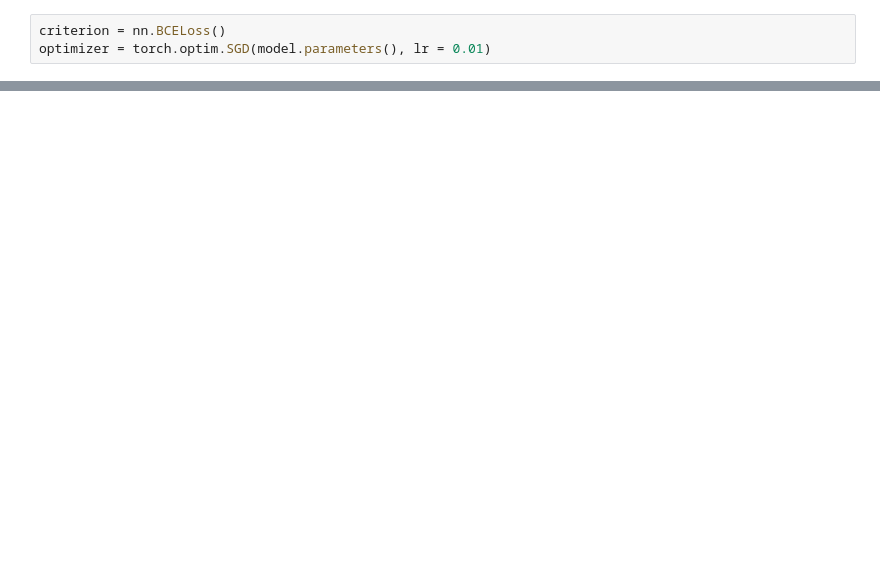
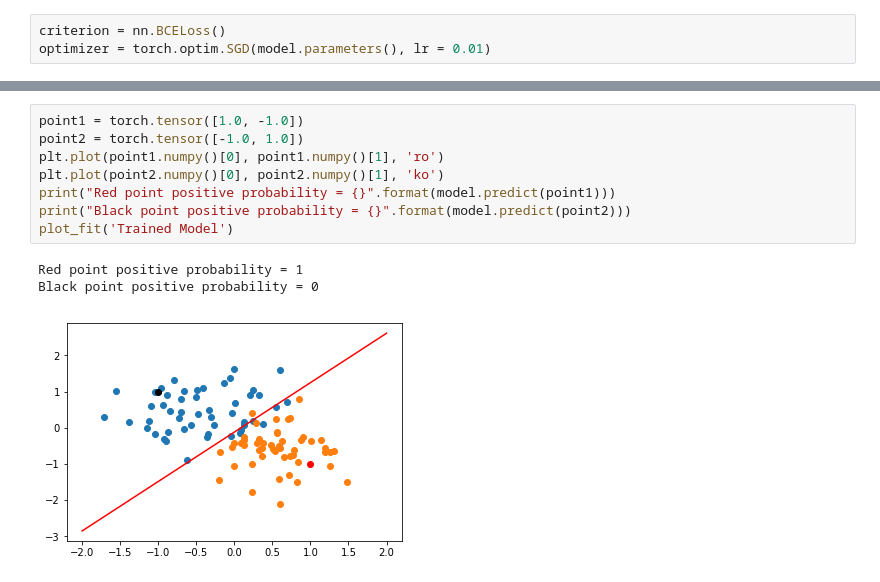
Before and after one commit to Sarthak30/torch_course, a Jupyter notebook: perceptron.ipynb, the cells around one changed output, grey strips where cells are left out. Cells and saved outputs as stored; diff of their text form; blank space fills up the shorter version.

```diff
--- a/perceptron.ipynb
+++ b/perceptron.ipynb
@@ -85,0 +93,12 @@ plot_fit("Trained Model")
+# %%
+point1 = torch.tensor([1.0, -1.0])
+point2 = torch.tensor([-1.0, 1.0])
+plt.plot(point1.numpy()[0], point1.numpy()[1], 'ro')
+plt.plot(point2.numpy()[0], point2.numpy()[1], 'ko')
+print("Red point positive probability = {}".format(model.predict(point1)))
+print("Black point positive probability = {}".format(model.predict(point2)))
+plot_fit('Trained Model')
+# %% [output]
+Red point positive probability = 1
+Black point positive probability = 0
+[figure, added]
```
Also changed, not shown: parts of 6 cells of this notebook.
